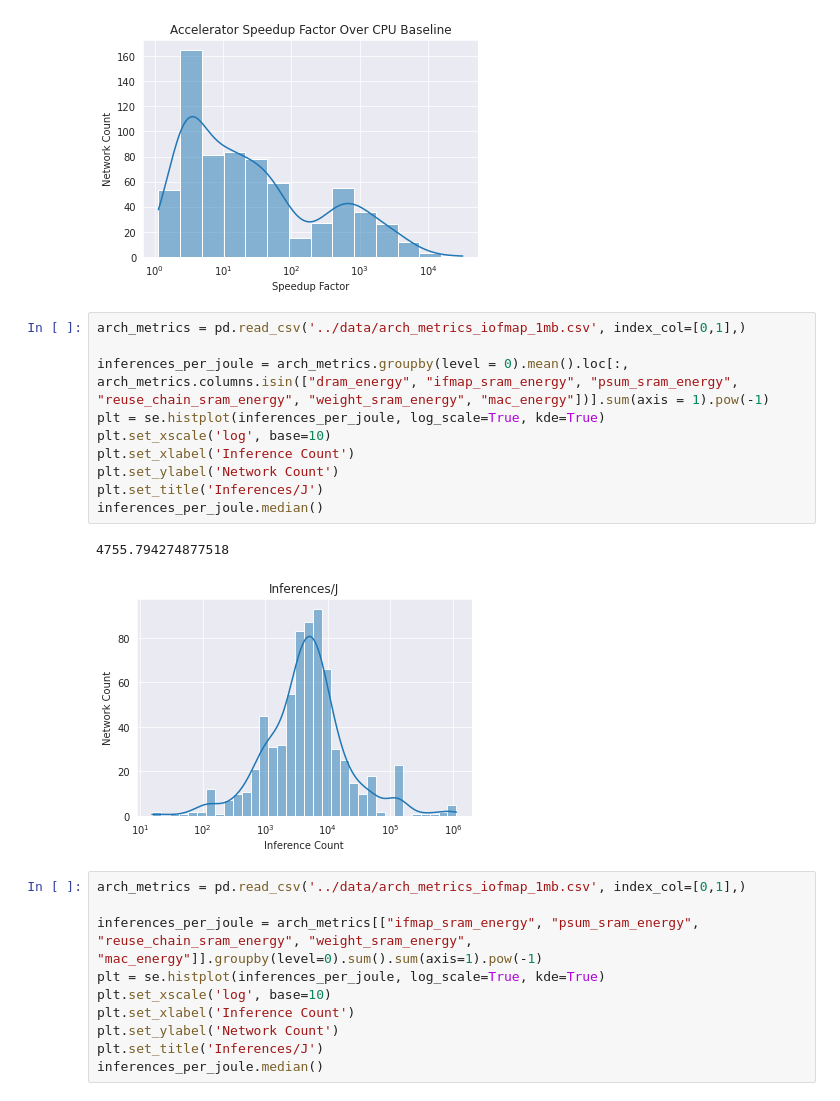
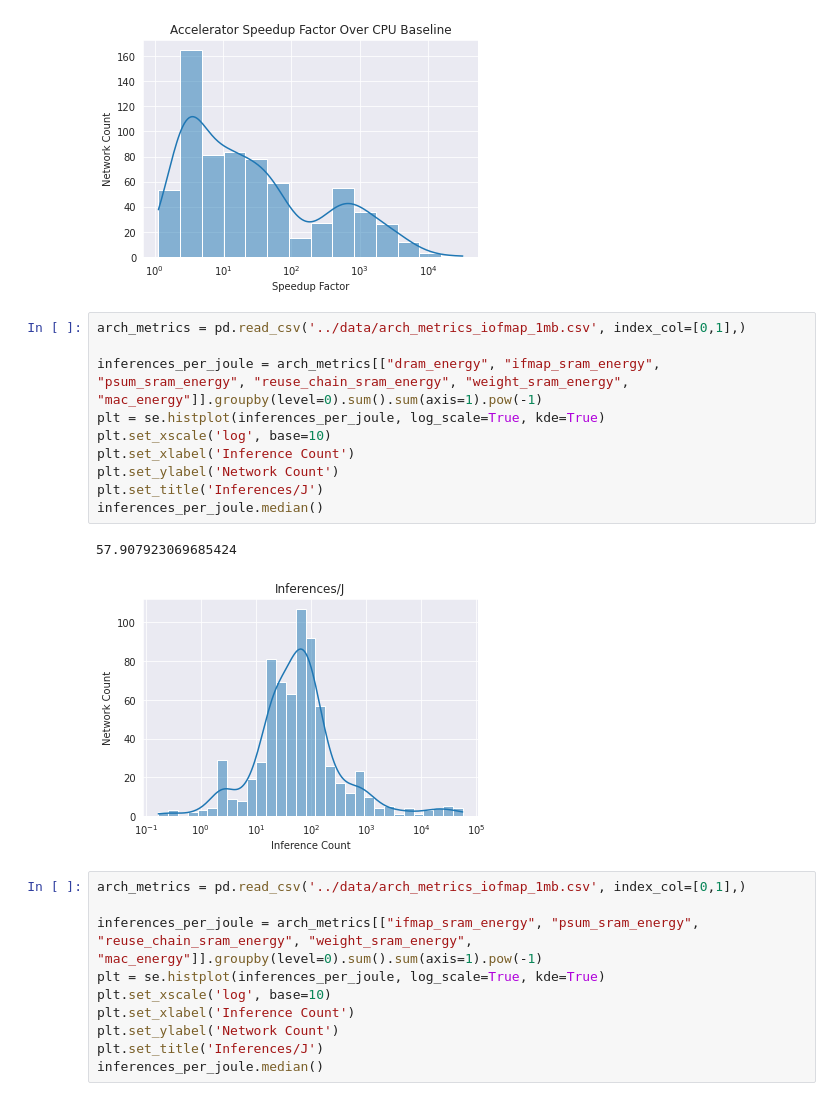
Before and after one commit to asultan123/hero-sim, a Jupyter notebook: scripts/playground.ipynb, the cells around one changed output. Cells and saved outputs as stored; diff of their text form.

Commit message:
fixed bug in inferences per joule

```diff
--- a/scripts/playground.ipynb
+++ b/scripts/playground.ipynb
@@ -64,16 +64,16 @@ Text(0.5, 1.0, 'Accelerator Speedup Factor Over CPU Baseline')
 # %%
 arch_metrics = pd.read_csv('../data/arch_metrics_iofmap_1mb.csv', index_col=[0,1],)
 
-inferences_per_joule = arch_metrics.groupby(level = 0).mean().loc[:, arch_metrics.columns.isin(["dram_energy", "ifmap_sram_energy", "psum_sram_energy", "reuse_chain_sram_energy", "weight_sram_energy", "mac_energy"])].sum(axis = 1).pow(-1)
+inferences_per_joule = arch_metrics[["dram_energy", "ifmap_sram_energy", "psum_sram_energy", "reuse_chain_sram_energy", "weight_sram_energy", "mac_energy"]].groupby(level=0).sum().sum(axis=1).pow(-1)
 plt = se.histplot(inferences_per_joule, log_scale=True, kde=True)
 plt.set_xscale('log', base=10)
 plt.set_xlabel('Inference Count')
 plt.set_ylabel('Network Count')
 plt.set_title('Inferences/J')
 inferences_per_joule.median()
 # %% [output]
-4755.794274877518
+57.907923069685424
-[figure, old version]
+[figure, new version]
 # %%
 arch_metrics = pd.read_csv('../data/arch_metrics_iofmap_1mb.csv', index_col=[0,1],)
 
```
Also changed, not shown: parts of 2 cells of this notebook.
